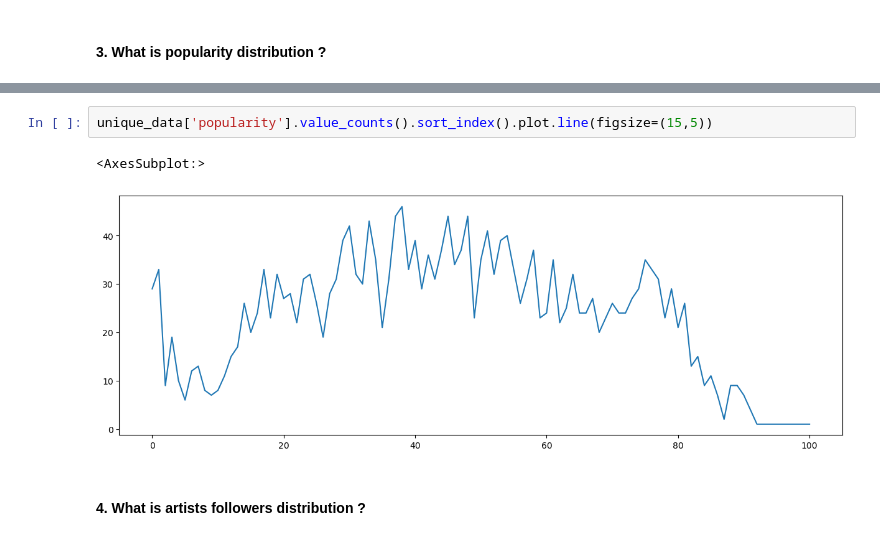
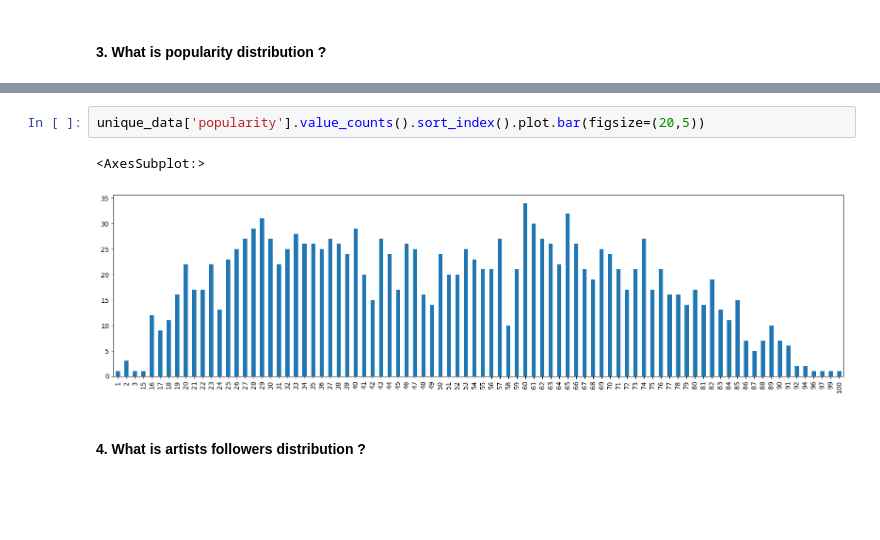
Before and after one commit to quytrungg/Final_Project_CSC14119, a Jupyter notebook: data_exploration/components/artists_data_exploration.ipynb, the cells around one changed output, grey strips where cells are left out. Cells and saved outputs as stored; diff of their text form; blank space fills up the shorter version.

```diff
--- a/data_exploration/components/artists_data_exploration.ipynb
+++ b/data_exploration/components/artists_data_exploration.ipynb
@@ -242,8 +247,8 @@ Name: popularity, dtype: int64
 # %%
-unique_data['popularity'].value_counts().sort_index().plot.line(figsize=(15,5))
+unique_data['popularity'].value_counts().sort_index().plot.bar(figsize=(20,5))
 # %% [output]
 <AxesSubplot:>
-[figure, old version]
+[figure, new version]
 # %% [markdown]
 #### 4. What is artists followers distribution ?
 # %%
```
Also changed, not shown: parts of 20 cells of this notebook, 3 other files.
